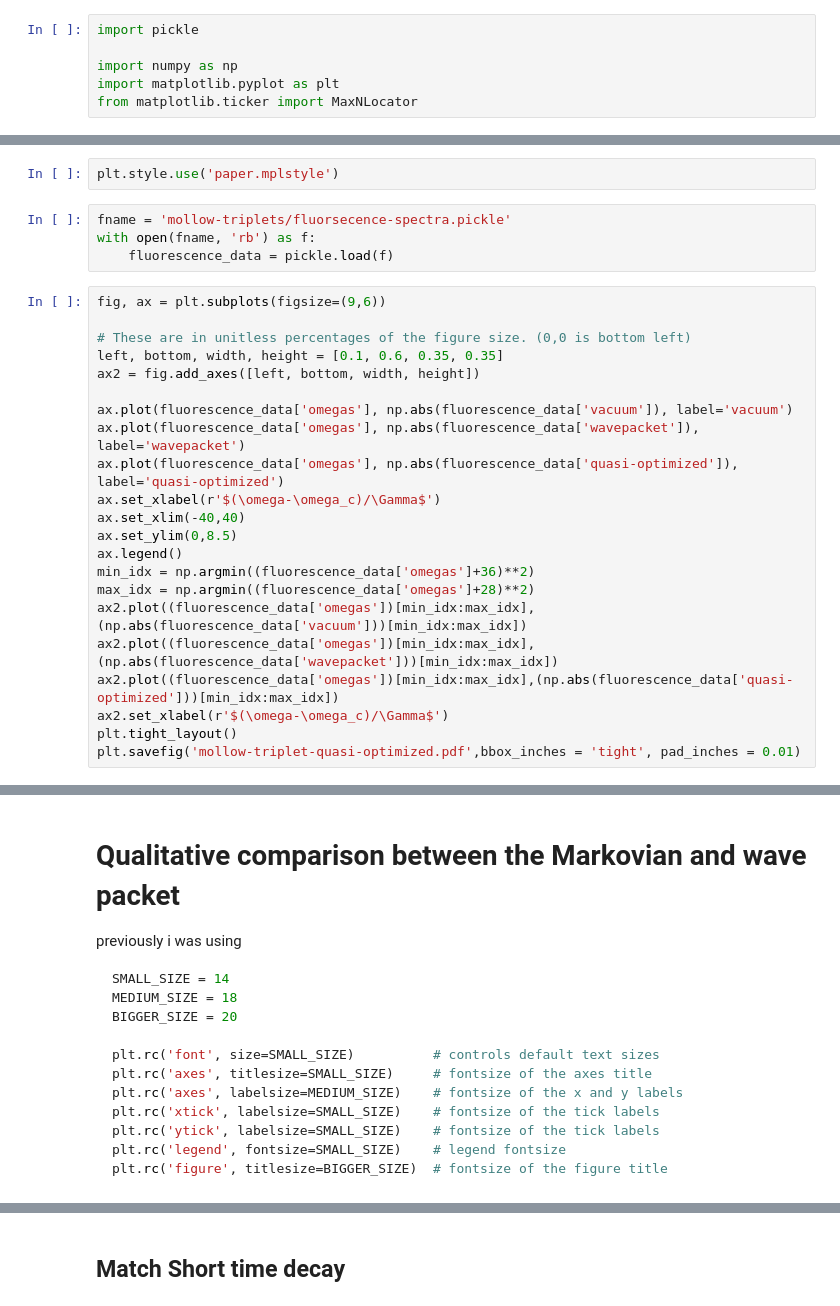
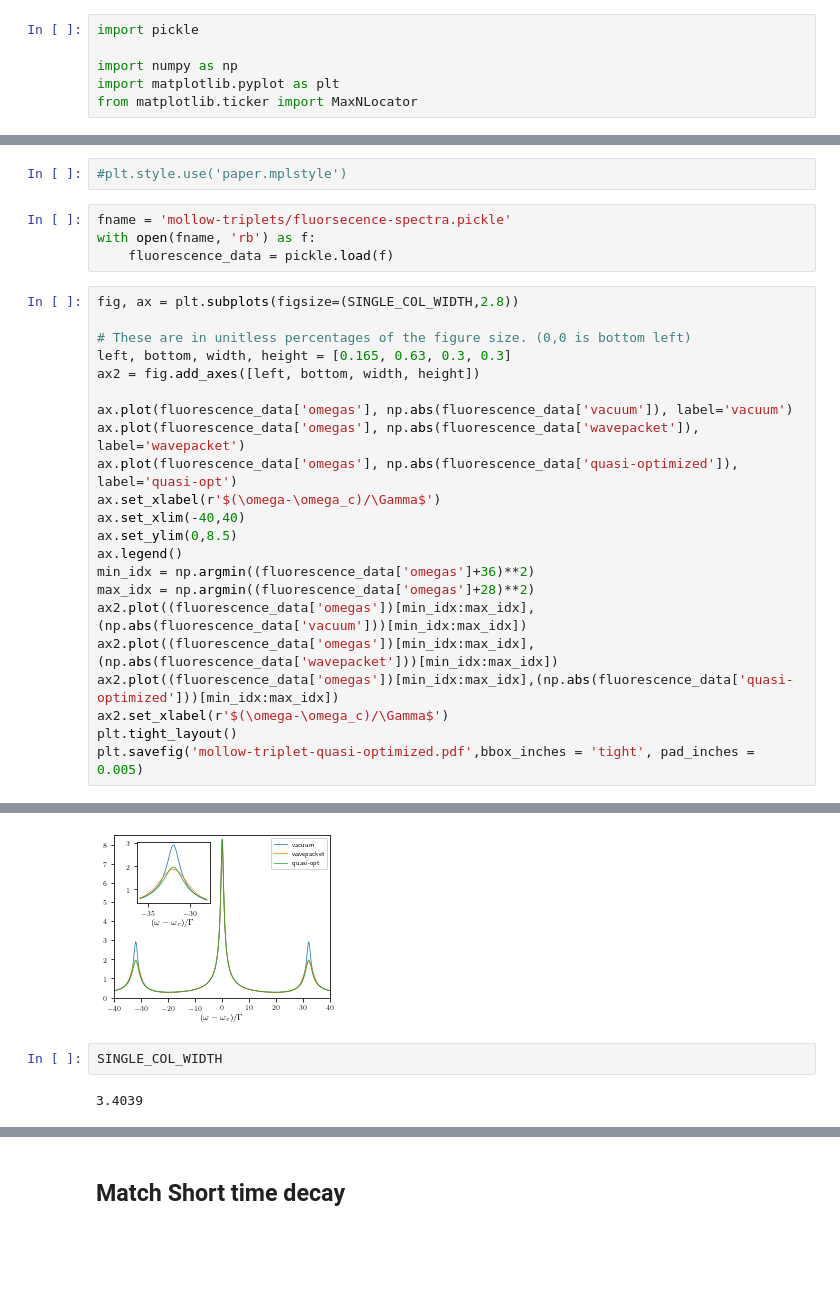
Before and after one commit to CQuIC/pysme, a Jupyter notebook: notebooks/figures.ipynb, the cells around one changed output, grey strips where cells are left out. Cells and saved outputs as stored; diff of their text form; blank space fills up the shorter version.

````diff
--- a/notebooks/figures.ipynb
+++ b/notebooks/figures.ipynb
@@ -11,19 +29,19 @@ from matplotlib.ticker import MaxNLocator
 # %%
-plt.style.use('paper.mplstyle')
+#plt.style.use('paper.mplstyle')
 # %%
 fname = 'mollow-triplets/fluorsecence-spectra.pickle'
 with open(fname, 'rb') as f:
     fluorescence_data = pickle.load(f)
 # %%
-fig, ax = plt.subplots(figsize=(9,6))
+fig, ax = plt.subplots(figsize=(SINGLE_COL_WIDTH,2.8))
 
 # These are in unitless percentages of the figure size. (0,0 is bottom left)
-left, bottom, width, height = [0.1, 0.6, 0.35, 0.35]
+left, bottom, width, height = [0.165, 0.63, 0.3, 0.3]
 ax2 = fig.add_axes([left, bottom, width, height])
 
 ax.plot(fluorescence_data['omegas'], np.abs(fluorescence_data['vacuum']), label='vacuum')
 ax.plot(fluorescence_data['omegas'], np.abs(fluorescence_data['wavepacket']), label='wavepacket')
-ax.plot(fluorescence_data['omegas'], np.abs(fluorescence_data['quasi-optimized']), label='quasi-optimized')
+ax.plot(fluorescence_data['omegas'], np.abs(fluorescence_data['quasi-optimized']), label='quasi-opt')
 ax.set_xlabel(r'$(\omega-\omega_c)/\Gamma$')
 ax.set_xlim(-40,40)
 ax.set_ylim(0,8.5)
@@ -35,5 +53,5 @@ ax2.plot((fluorescence_data['omegas'])[min_idx:max_idx],(np.abs(fluorescence_dat
 ax2.plot((fluorescence_data['omegas'])[min_idx:max_idx],(np.abs(fluorescence_data['quasi-optimized']))[min_idx:max_idx])
 ax2.set_xlabel(r'$(\omega-\omega_c)/\Gamma$')
 plt.tight_layout()
-plt.savefig('mollow-triplet-quasi-optimized.pdf',bbox_inches = 'tight', pad_inches = 0.01)
+plt.savefig('mollow-triplet-quasi-optimized.pdf',bbox_inches = 'tight', pad_inches = 0.005)
 # %% [output]
@@ -41,18 +58,5 @@ plt.savefig('mollow-triplet-quasi-optimized.pdf',bbox_inches = 'tight', pad_inch
+[figure, added]
-# %% [markdown]
-# Qualitative comparison between the Markovian and wave packet
-
-previously i was using
-
-```python
-SMALL_SIZE = 14
-MEDIUM_SIZE = 18
-BIGGER_SIZE = 20
-
-plt.rc('font', size=SMALL_SIZE)          # controls default text sizes
-plt.rc('axes', titlesize=SMALL_SIZE)     # fontsize of the axes title
-plt.rc('axes', labelsize=MEDIUM_SIZE)    # fontsize of the x and y labels
-plt.rc('xtick', labelsize=SMALL_SIZE)    # fontsize of the tick labels
-plt.rc('ytick', labelsize=SMALL_SIZE)    # fontsize of the tick labels
-plt.rc('legend', fontsize=SMALL_SIZE)    # legend fontsize
-plt.rc('figure', titlesize=BIGGER_SIZE)  # fontsize of the figure title
-```
+# %%
+SINGLE_COL_WIDTH
+# %% [output]
+3.4039
````
Also changed, not shown: parts of 10 cells of this notebook.
